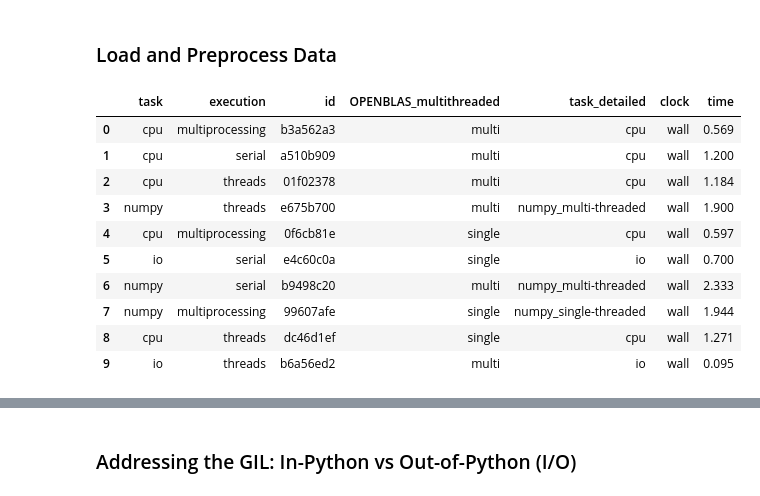
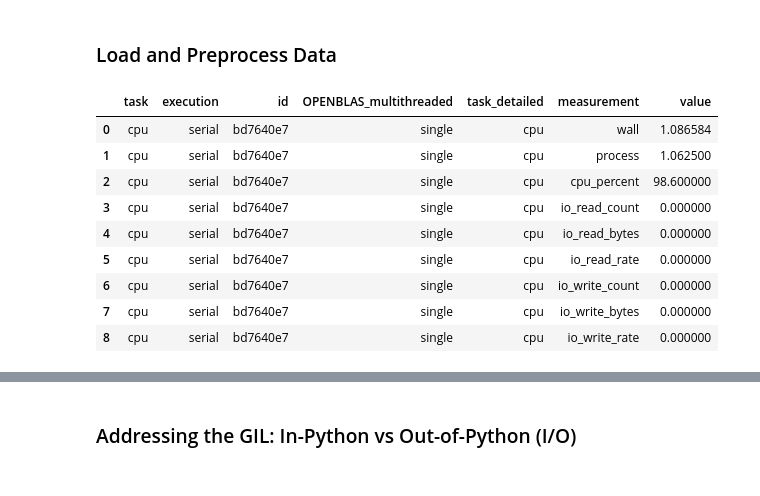
Before and after one commit to nickdelgrosso/HelmholtzAI-TrainingSeries2025, a Jupyter notebook: notebooks/04_profiling/threading_performance.ipynb, the cells around one changed output, grey strips where cells are left out. Cells and saved outputs as stored; diff of their text form; code cells hidden in the pictures.

```diff
--- a/notebooks/04_profiling/threading_performance.ipynb
+++ b/notebooks/04_profiling/threading_performance.ipynb
@@ -83,29 +83,28 @@ import seaborn as sns
 # %%
 
 
 df = pd.read_json('perf_cache.json').astype({"OMP_NUM_THREADS": int, "MKL_NUM_THREADS": int, "OPENBLAS_NUM_THREADS": int})
 df['OPENBLAS_multithreaded'] = df['OPENBLAS_NUM_THREADS'].map({1: "single", 2: pd.NA, 4: "multi", 8: "multi"})
 df['task_detailed'] = df['task']
 df.loc[(df['task'] == 'numpy') & (df['OPENBLAS_multithreaded'] == 'multi'), 'task_detailed'] = 'numpy_multi-threaded'
 df.loc[(df['task'] == 'numpy') & (df['OPENBLAS_multithreaded'] == 'single'), 'task_detailed'] = 'numpy_single-threaded'
 df.dropna(inplace=True)
 df.drop(columns=['OMP_NUM_THREADS', 'MKL_NUM_THREADS', 'OPENBLAS_NUM_THREADS'], inplace=True)
 def melt(df: pd.DataFrame, cols: list[str], var_name: str, value_name: str) -> pd.DataFrame:
     return df.melt(id_vars=list(df.columns.drop(cols)), value_vars=cols, var_name=var_name, value_name=value_name)
 
-df = melt(df, ['wall', 'process'], 'clock', 'time')
+df = melt(df, ['wall', 'process', 'cpu_percent', 'io_read_count', 'io_read_bytes', 'io_read_rate', 'io_write_count', 'io_write_bytes', 'io_write_rate'], 'measurement', 'value')
 
 
 df.head(10)
 # %% [output]
-|  | task | execution | id | OPENBLAS_multithreaded | task_detailed | clock | time |
-| 0 | cpu | multiprocessing | b3a562a3 | multi | cpu | wall | 0.569 |
-| 1 | cpu | serial | a510b909 | multi | cpu | wall | 1.200 |
-| 2 | cpu | threads | 01f02378 | multi | cpu | wall | 1.184 |
-| 3 | numpy | threads | e675b700 | multi | numpy_multi-threaded | wall | 1.900 |
-| 4 | cpu | multiprocessing | 0f6cb81e | single | cpu | wall | 0.597 |
-| 5 | io | serial | e4c60c0a | single | io | wall | 0.700 |
-| 6 | numpy | serial | b9498c20 | multi | numpy_multi-threaded | wall | 2.333 |
-| 7 | numpy | multiprocessing | 99607afe | single | numpy_single-threaded | wall | 1.944 |
-| 8 | cpu | threads | dc46d1ef | single | cpu | wall | 1.271 |
-| 9 | io | threads | b6a56ed2 | multi | io | wall | 0.095 |
+|  | task | execution | id | OPENBLAS_multithreaded | task_detailed | measurement | value |
+| 0 | cpu | serial | bd7640e7 | single | cpu | wall | 1.086584 |
+| 1 | cpu | serial | bd7640e7 | single | cpu | process | 1.062500 |
+| 2 | cpu | serial | bd7640e7 | single | cpu | cpu_percent | 98.600000 |
+| 3 | cpu | serial | bd7640e7 | single | cpu | io_read_count | 0.000000 |
+| 4 | cpu | serial | bd7640e7 | single | cpu | io_read_bytes | 0.000000 |
+| 5 | cpu | serial | bd7640e7 | single | cpu | io_read_rate | 0.000000 |
+| 6 | cpu | serial | bd7640e7 | single | cpu | io_write_count | 0.000000 |
+| 7 | cpu | serial | bd7640e7 | single | cpu | io_write_bytes | 0.000000 |
+| 8 | cpu | serial | bd7640e7 | single | cpu | io_write_rate | 0.000000 |
```
Also changed, not shown: parts of 3 cells of this notebook, 3 other files.
